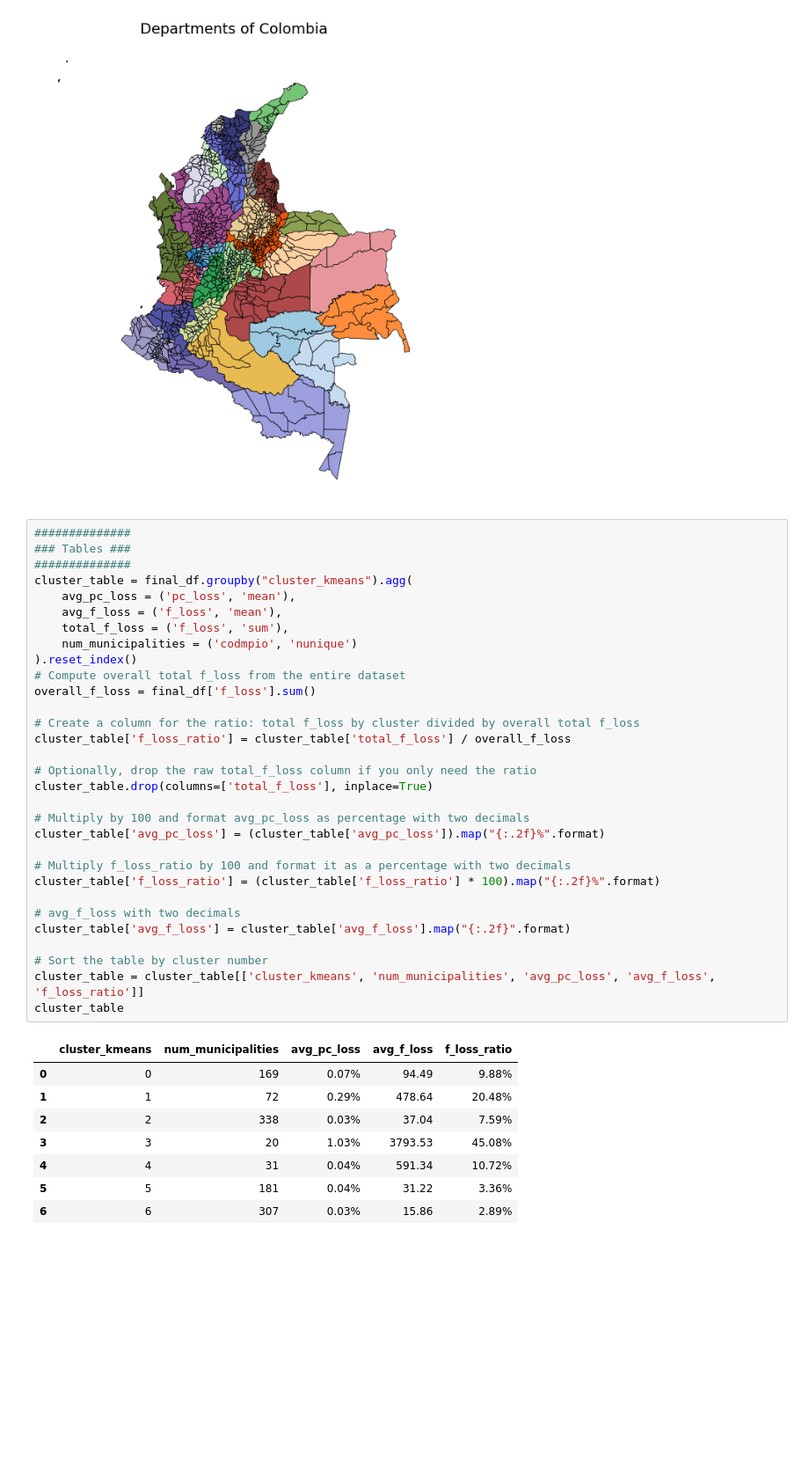
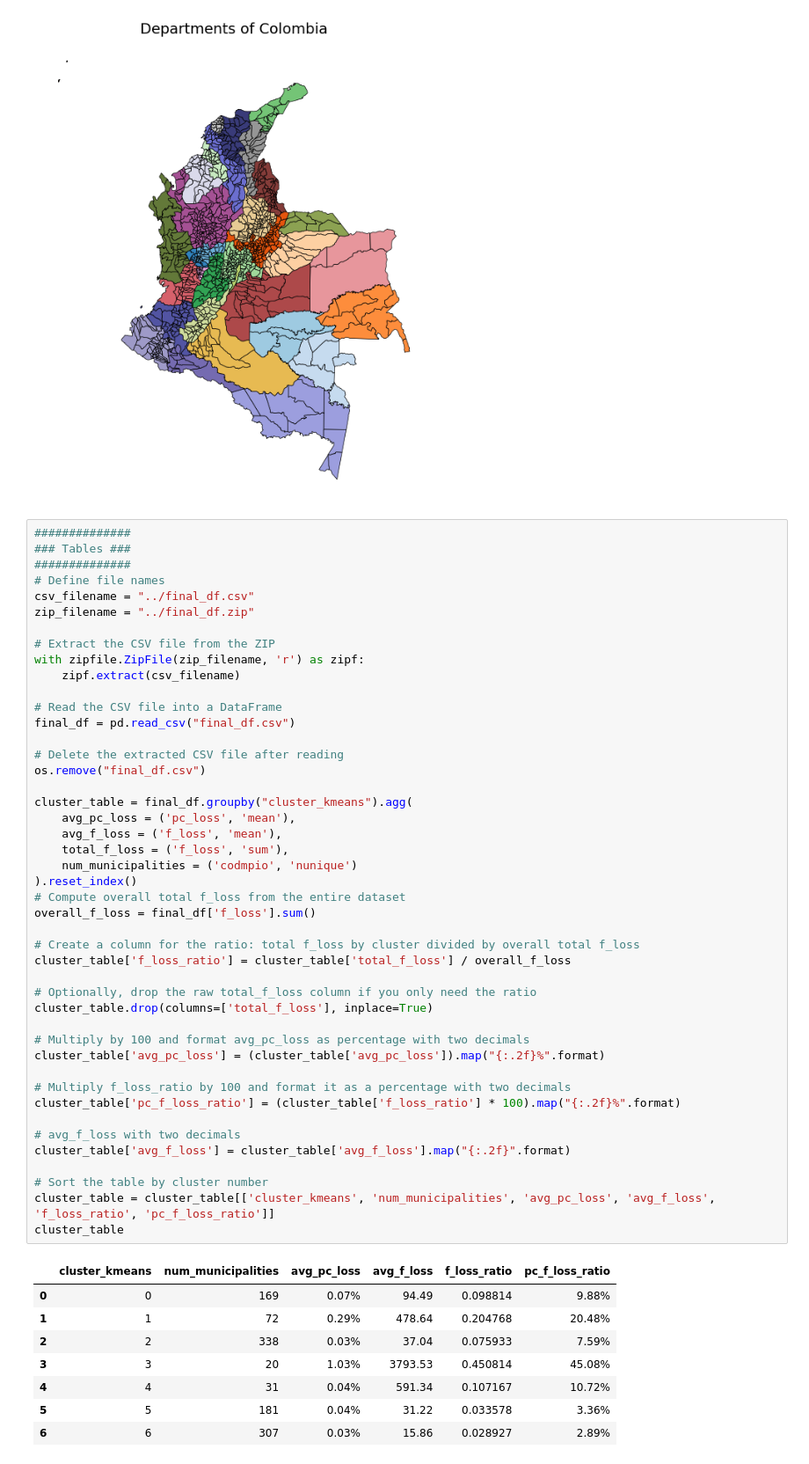
Before and after one commit to cpj97/MDS_thesis, a Jupyter notebook: Code/preprocessing_new.ipynb, the cells around one changed output. Shown at 88% size. Drawn from its saved outputs; the diff is of its cells as text; blank space fills up the shorter version.

```diff
--- a/Code/preprocessing_new.ipynb
+++ b/Code/preprocessing_new.ipynb
@@ -1346,40 +1618,54 @@ plt.show()
 # %%
 ##############
 ### Tables ###
 ##############
+# Define file names
+csv_filename = "../final_df.csv"
+zip_filename = "../final_df.zip"
+
+# Extract the CSV file from the ZIP
+with zipfile.ZipFile(zip_filename, 'r') as zipf:
+    zipf.extract(csv_filename)
+
+# Read the CSV file into a DataFrame
+final_df = pd.read_csv("final_df.csv")
+
+# Delete the extracted CSV file after reading
+os.remove("final_df.csv")
+
 cluster_table = final_df.groupby("cluster_kmeans").agg(
     avg_pc_loss = ('pc_loss', 'mean'),
     avg_f_loss = ('f_loss', 'mean'),
     total_f_loss = ('f_loss', 'sum'),
     num_municipalities = ('codmpio', 'nunique')
 ).reset_index()
 # Compute overall total f_loss from the entire dataset
 overall_f_loss = final_df['f_loss'].sum()
 
 # Create a column for the ratio: total f_loss by cluster divided by overall total f_loss
 cluster_table['f_loss_ratio'] = cluster_table['total_f_loss'] / overall_f_loss
 
 # Optionally, drop the raw total_f_loss column if you only need the ratio
 cluster_table.drop(columns=['total_f_loss'], inplace=True)
 
 # Multiply by 100 and format avg_pc_loss as percentage with two decimals
 cluster_table['avg_pc_loss'] = (cluster_table['avg_pc_loss']).map("{:.2f}%".format)
 
 # Multiply f_loss_ratio by 100 and format it as a percentage with two decimals
-cluster_table['f_loss_ratio'] = (cluster_table['f_loss_ratio'] * 100).map("{:.2f}%".format)
+cluster_table['pc_f_loss_ratio'] = (cluster_table['f_loss_ratio'] * 100).map("{:.2f}%".format)
 
 # avg_f_loss with two decimals
 cluster_table['avg_f_loss'] = cluster_table['avg_f_loss'].map("{:.2f}".format)
 
 # Sort the table by cluster number
-cluster_table = cluster_table[['cluster_kmeans', 'num_municipalities', 'avg_pc_loss', 'avg_f_loss', 'f_loss_ratio']]
+cluster_table = cluster_table[['cluster_kmeans', 'num_municipalities', 'avg_pc_loss', 'avg_f_loss', 'f_loss_ratio', 'pc_f_loss_ratio']]
 cluster_table
 # %% [output]
-|  | cluster_kmeans | num_municipalities | avg_pc_loss | avg_f_loss | f_loss_ratio |
-| 0 | 0 | 169 | 0.07% | 94.49 | 9.88% |
-| 1 | 1 | 72 | 0.29% | 478.64 | 20.48% |
-| 2 | 2 | 338 | 0.03% | 37.04 | 7.59% |
-| 3 | 3 | 20 | 1.03% | 3793.53 | 45.08% |
-| 4 | 4 | 31 | 0.04% | 591.34 | 10.72% |
-| 5 | 5 | 181 | 0.04% | 31.22 | 3.36% |
-| 6 | 6 | 307 | 0.03% | 15.86 | 2.89% |
+|  | cluster_kmeans | num_municipalities | avg_pc_loss | avg_f_loss | f_loss_ratio | pc_f_loss_ratio |
+| 0 | 0 | 169 | 0.07% | 94.49 | 0.098814 | 9.88% |
+| 1 | 1 | 72 | 0.29% | 478.64 | 0.204768 | 20.48% |
+| 2 | 2 | 338 | 0.03% | 37.04 | 0.075933 | 7.59% |
+| 3 | 3 | 20 | 1.03% | 3793.53 | 0.450814 | 45.08% |
+| 4 | 4 | 31 | 0.04% | 591.34 | 0.107167 | 10.72% |
+| 5 | 5 | 181 | 0.04% | 31.22 | 0.033578 | 3.36% |
+| 6 | 6 | 307 | 0.03% | 15.86 | 0.028927 | 2.89% |
```
Also changed, not shown: parts of 25 cells of this notebook, 1 other file.
